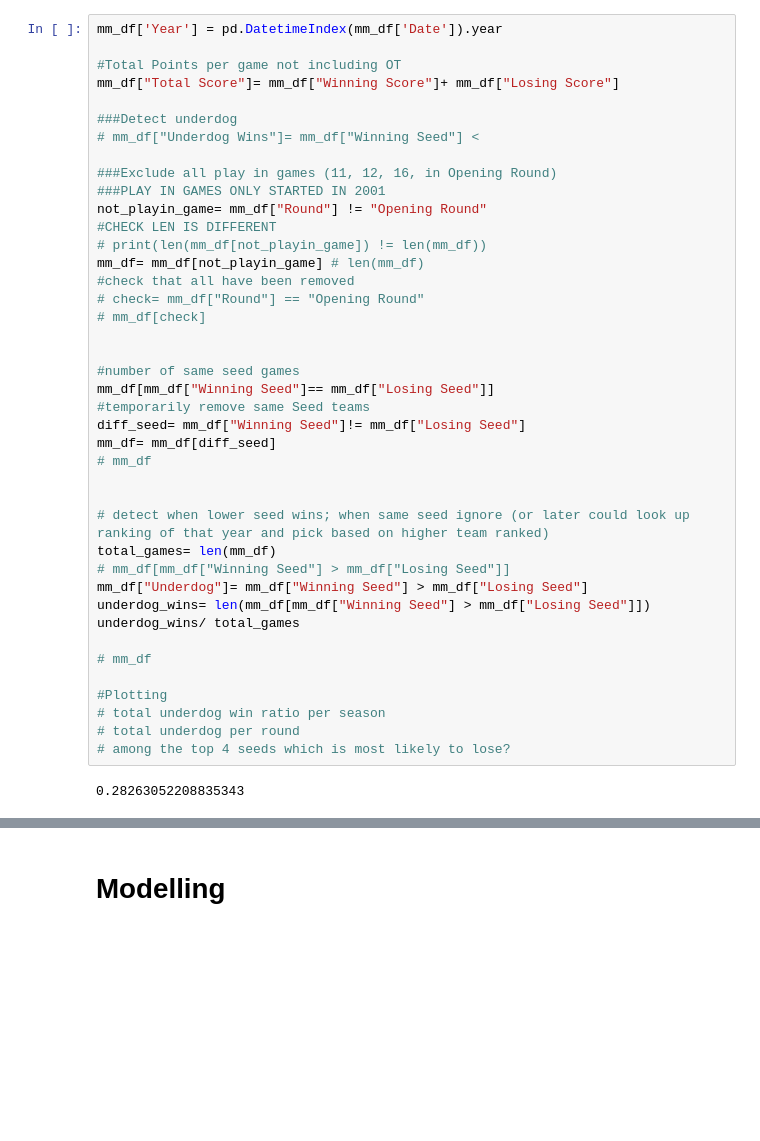
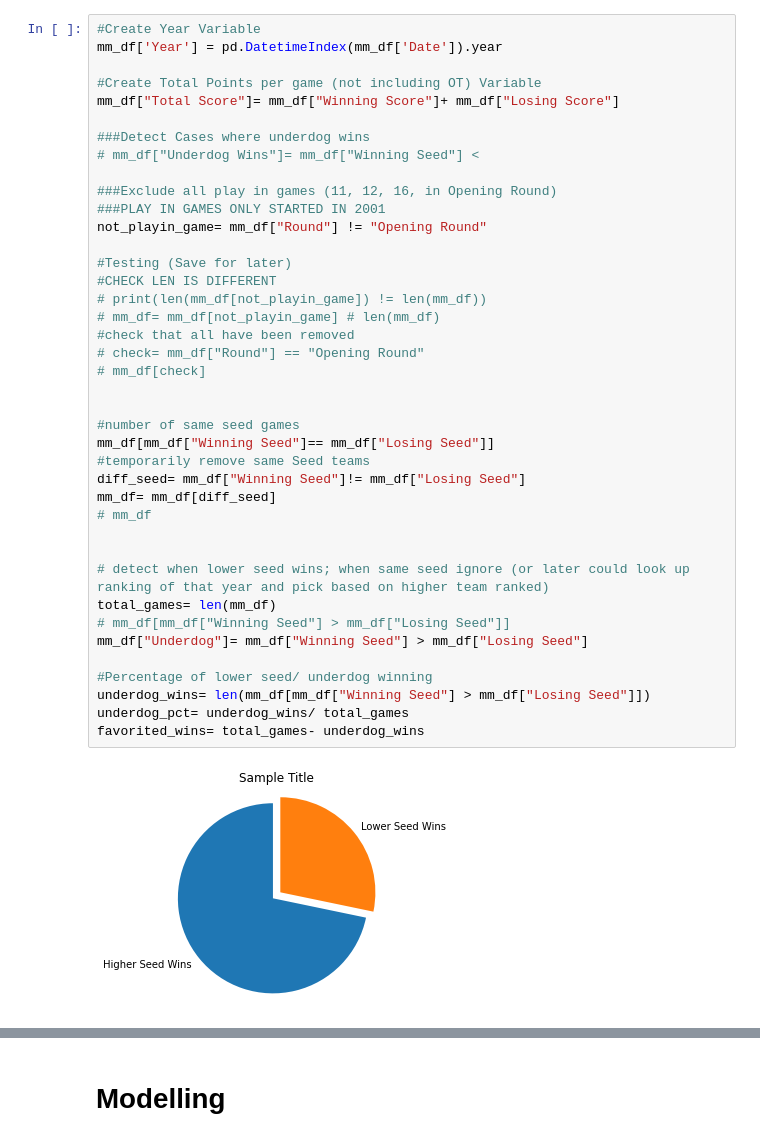
Before and after one commit to jmbost20/March-Madness, a Jupyter notebook: march_madness_analysis.ipynb, the cells around one changed output, grey strips where cells are left out. Cells and saved outputs as stored; diff of their text form; blank space fills up the shorter version.

```diff
--- a/march_madness_analysis.ipynb
+++ b/march_madness_analysis.ipynb
@@ -96,45 +88,44 @@ mm_df
 | 2049 | 2016-04-04 | National Championship | NaN | 2 | Villanova | 77 | 1 | North Carolina | 74 | ... |
 2050 rows × 10 columns
 # %%
+#Create Year Variable
 mm_df['Year'] = pd.DatetimeIndex(mm_df['Date']).year
 
-#Total Points per game not including OT
+#Create Total Points per game (not including OT) Variable
 mm_df["Total Score"]= mm_df["Winning Score"]+ mm_df["Losing Score"]
 
-###Detect underdog
+###Detect Cases where underdog wins
 # mm_df["Underdog Wins"]= mm_df["Winning Seed"] <
 
 ###Exclude all play in games (11, 12, 16, in Opening Round)
 ###PLAY IN GAMES ONLY STARTED IN 2001
 not_playin_game= mm_df["Round"] != "Opening Round"
+
+#Testing (Save for later)
 #CHECK LEN IS DIFFERENT
 # print(len(mm_df[not_playin_game]) != len(mm_df))
-mm_df= mm_df[not_playin_game] # len(mm_df)
+# mm_df= mm_df[not_playin_game] # len(mm_df)
 #check that all have been removed
 # check= mm_df["Round"] == "Opening Round"
 # mm_df[check]
 
 
 #number of same seed games
 mm_df[mm_df["Winning Seed"]== mm_df["Losing Seed"]]
 #temporarily remove same Seed teams
 diff_seed= mm_df["Winning Seed"]!= mm_df["Losing Seed"]
 mm_df= mm_df[diff_seed]
 # mm_df
 
 
 # detect when lower seed wins; when same seed ignore (or later could look up ranking of that year and pick based on higher team ranked)
 total_games= len(mm_df)
 # mm_df[mm_df["Winning Seed"] > mm_df["Losing Seed"]]
 mm_df["Underdog"]= mm_df["Winning Seed"] > mm_df["Losing Seed"]
+
+#Percentage of lower seed/ underdog winning
 underdog_wins= len(mm_df[mm_df["Winning Seed"] > mm_df["Losing Seed"]])
-underdog_wins/ total_games
-
-# mm_df
-
-#Plotting
-# total underdog win ratio per season
-# total underdog per round
-# among the top 4 seeds which is most likely to lose?
+underdog_pct= underdog_wins/ total_games
+favorited_wins= total_games- underdog_wins
 # %% [output]
-0.28263052208835343
+[figure, added]
```
Also changed, not shown: parts of 8 cells of this notebook.
